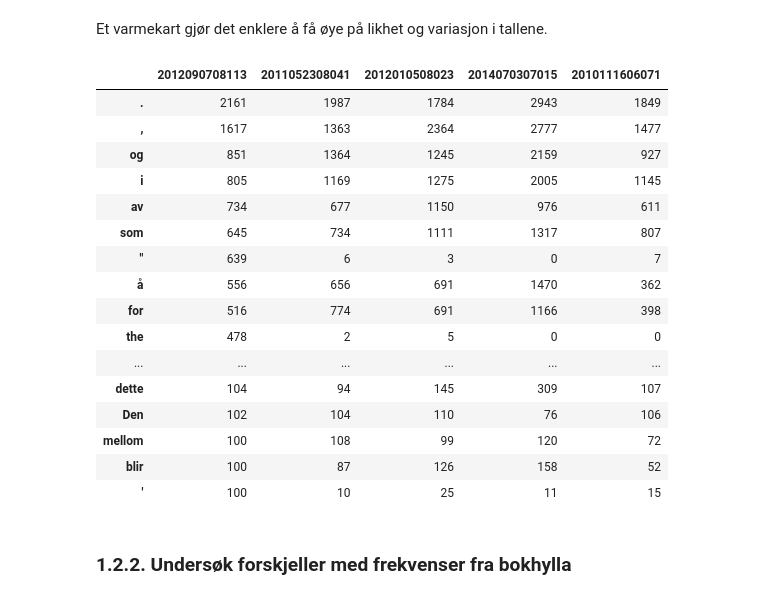
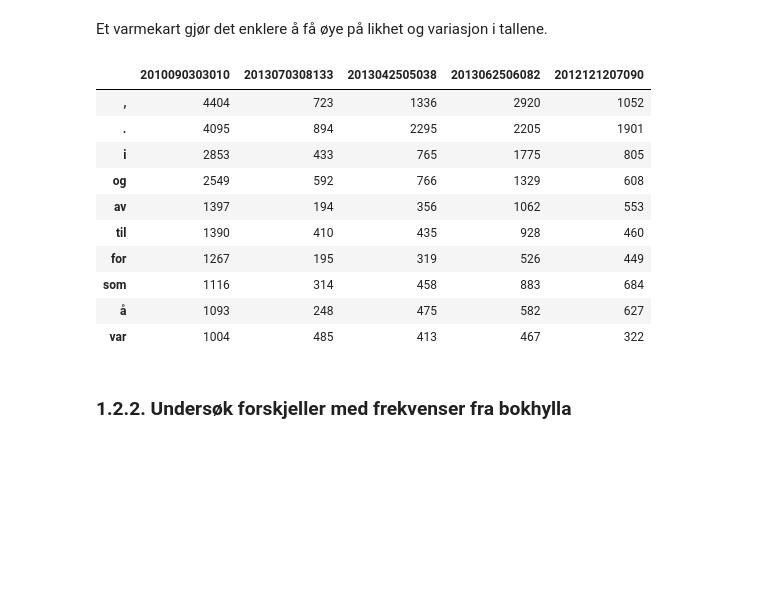
Before and after one commit to NationalLibraryOfNorway/digital_tekstanalyse, a Jupyter notebook: 8_Sammenlign_metadata.ipynb, the cells around one changed output. Saved outputs shown, nothing was run; the diff lists cells and outputs as text; code cells hidden in the pictures; blank space fills up the shorter version.

```diff
--- a/8_Sammenlign_metadata.ipynb
+++ b/8_Sammenlign_metadata.ipynb
@@ -21,13 +21,15 @@ Korpuset defineres med metadata som dewey, emneord, navn , år, etc. Her kan [We
 
 Se eksempelfil om [Korpusbygging](https://nbviewer.jupyter.org/github/DH-LAB-NB/DHLAB/blob/master/1_Bygg_korpus.ipynb) for ulike måter å definere korpus.
 # %%
-# ddk 335 er sosialisme
-
 bøker = nb.book_corpus(
-    period=(1950, 2010),
+    words = ["krig", "krigen", "soldater"],
+    #author = "knutsen%b%",
+    period =(1950, 2010),
     #title='%',
     #subject='krig',
-    ddk='335%', limit=300)
+    ddk='9%',
+    lang = 'nob',
+    limit=300)
 # %%
 bøker
 # %% [output]
@@ -75,25 +77,19 @@ bøker_dtm
 # %% [markdown]
 Et varmekart gjør det enklere å få øye på likhet og variasjon i tallene.
 # %%
-nb.heatmap(bøker_dtm.head(50), color='#045599')
+nb.heatmap(bøker_dtm.head(10), color='#045599')
 # %% [output]
-|  | 2012090708113 | 2011052308041 | 2012010508023 | 2014070307015 | 2010111606071 |
-| . | 2161 | 1987 | 1784 | 2943 | 1849 |
-| , | 1617 | 1363 | 2364 | 2777 | 1477 |
-| og | 851 | 1364 | 1245 | 2159 | 927 |
-| i | 805 | 1169 | 1275 | 2005 | 1145 |
-| av | 734 | 677 | 1150 | 976 | 611 |
-| som | 645 | 734 | 1111 | 1317 | 807 |
-| " | 639 | 6 | 3 | 0 | 7 |
-| å | 556 | 656 | 691 | 1470 | 362 |
-| for | 516 | 774 | 691 | 1166 | 398 |
-| the | 478 | 2 | 5 | 0 | 0 |
-| ... | ... | ... | ... | ... | ... |
-| dette | 104 | 94 | 145 | 309 | 107 |
-| Den | 102 | 104 | 110 | 76 | 106 |
-| mellom | 100 | 108 | 99 | 120 | 72 |
-| blir | 100 | 87 | 126 | 158 | 52 |
-| ' | 100 | 10 | 25 | 11 | 15 |
+|  | 2010090303010 | 2013070308133 | 2013042505038 | 2013062506082 | 2012121207090 |
+| , | 4404 | 723 | 1336 | 2920 | 1052 |
+| . | 4095 | 894 | 2295 | 2205 | 1901 |
+| i | 2853 | 433 | 765 | 1775 | 805 |
+| og | 2549 | 592 | 766 | 1329 | 608 |
+| av | 1397 | 194 | 356 | 1062 | 553 |
+| til | 1390 | 410 | 435 | 928 | 460 |
+| for | 1267 | 195 | 319 | 526 | 449 |
+| som | 1116 | 314 | 458 | 883 | 684 |
+| å | 1093 | 248 | 475 | 582 | 627 |
+| var | 1004 | 485 | 413 | 467 | 322 |
 # %% [markdown]
 ### 1.2.2. Undersøk forskjeller med frekvenser fra bokhylla
 # %% [markdown]
```
Also changed, not shown: parts of 13 cells of this notebook.
